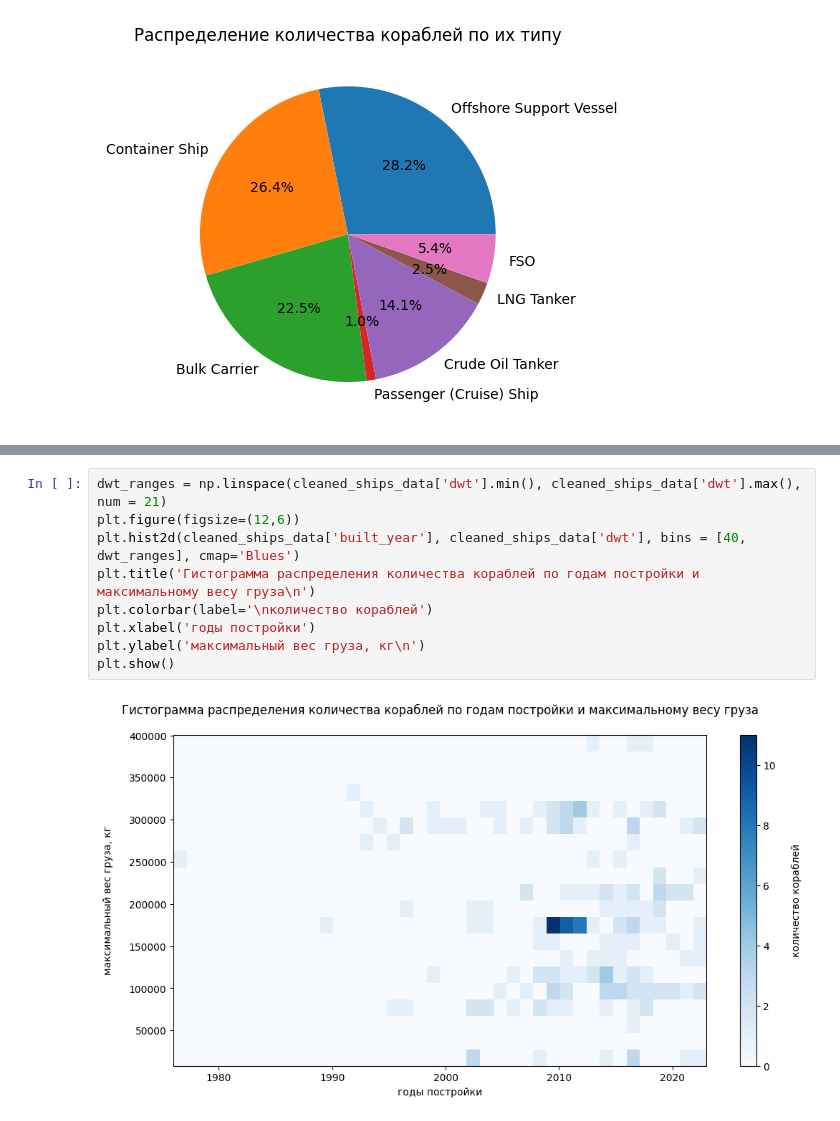
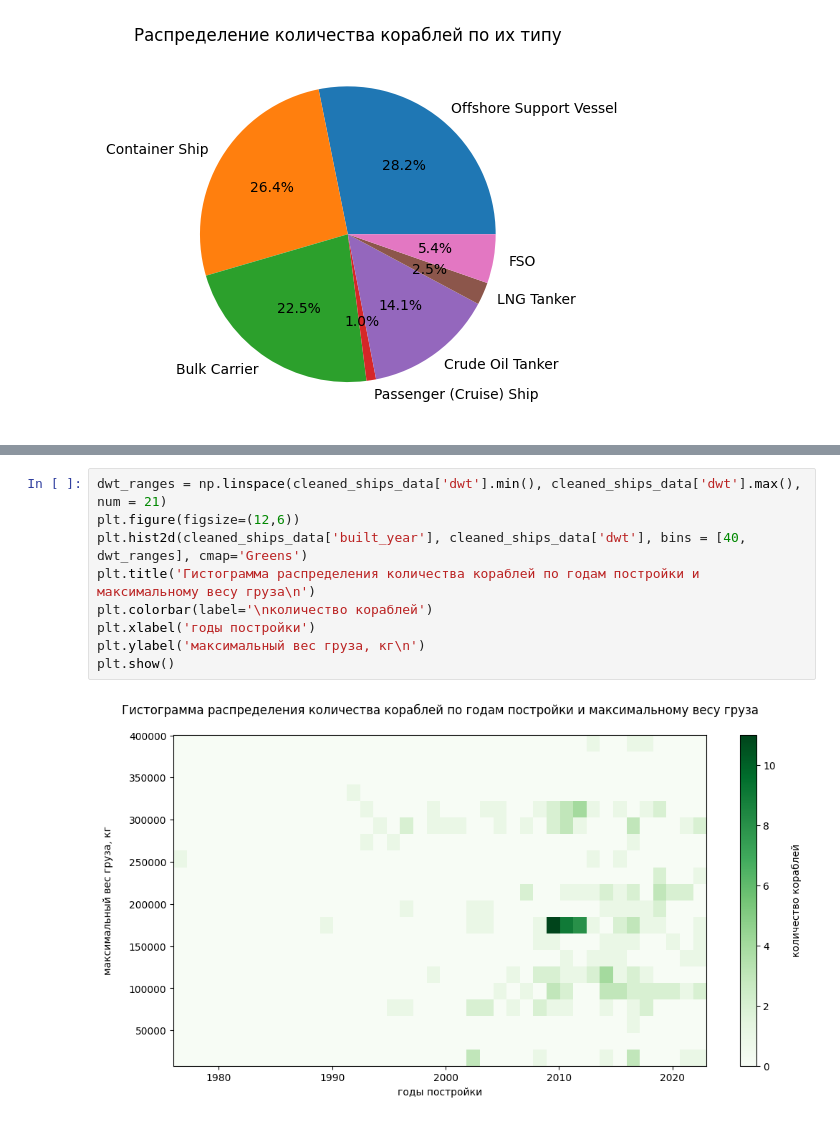
Before and after one commit to cherry-pdb/lab2_yapp, a Jupyter notebook: task_1.ipynb, the cells around one changed output, grey strips where cells are left out. Drawn from its saved outputs; the diff is of its cells as text.

```diff
--- a/task_1.ipynb
+++ b/task_1.ipynb
@@ -36,14 +45,14 @@ ylabel_dp = plt.ylabel('количество')
 # %%
 dwt_ranges = np.linspace(cleaned_ships_data['dwt'].min(), cleaned_ships_data['dwt'].max(), num = 21)
 plt.figure(figsize=(12,6))
-plt.hist2d(cleaned_ships_data['built_year'], cleaned_ships_data['dwt'], bins = [40, dwt_ranges], cmap='Blues')
+plt.hist2d(cleaned_ships_data['built_year'], cleaned_ships_data['dwt'], bins = [40, dwt_ranges], cmap='Greens')
 plt.title('Гистограмма распределения количества кораблей по годам постройки и максимальному весу груза\n')
 plt.colorbar(label='\nколичество кораблей')
 plt.xlabel('годы постройки')
 plt.ylabel('максимальный вес груза, кг\n')
 plt.show()
 # %% [output]
-[figure, old version]
+[figure, new version]
 # %%
 import pandas as pd
 import seaborn as sb
```
Also changed, not shown: parts of 9 cells of this notebook.
